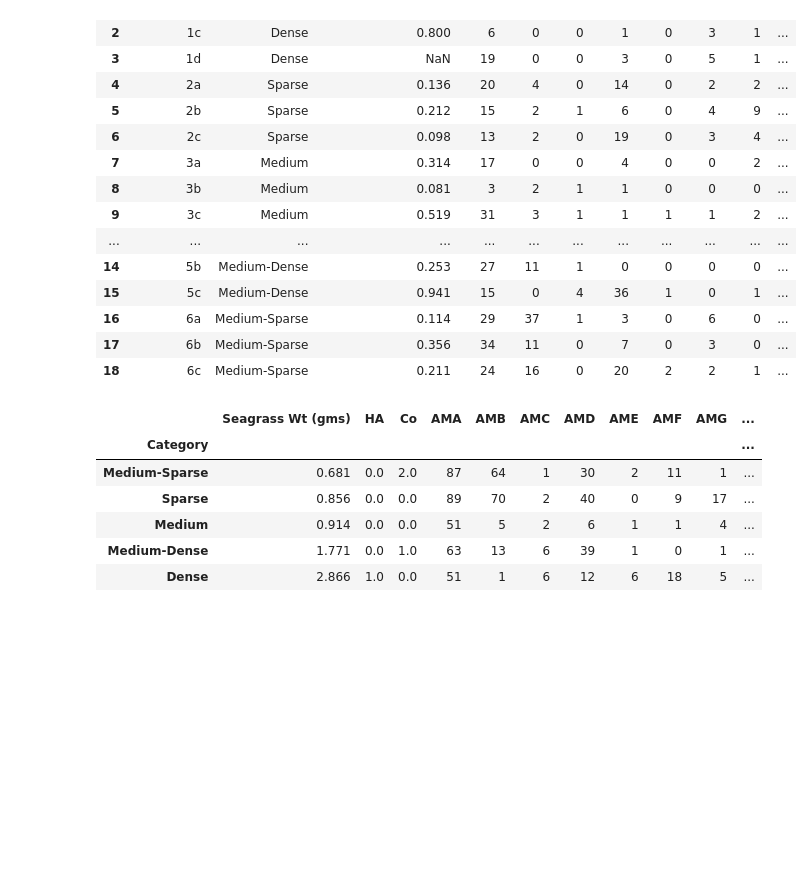
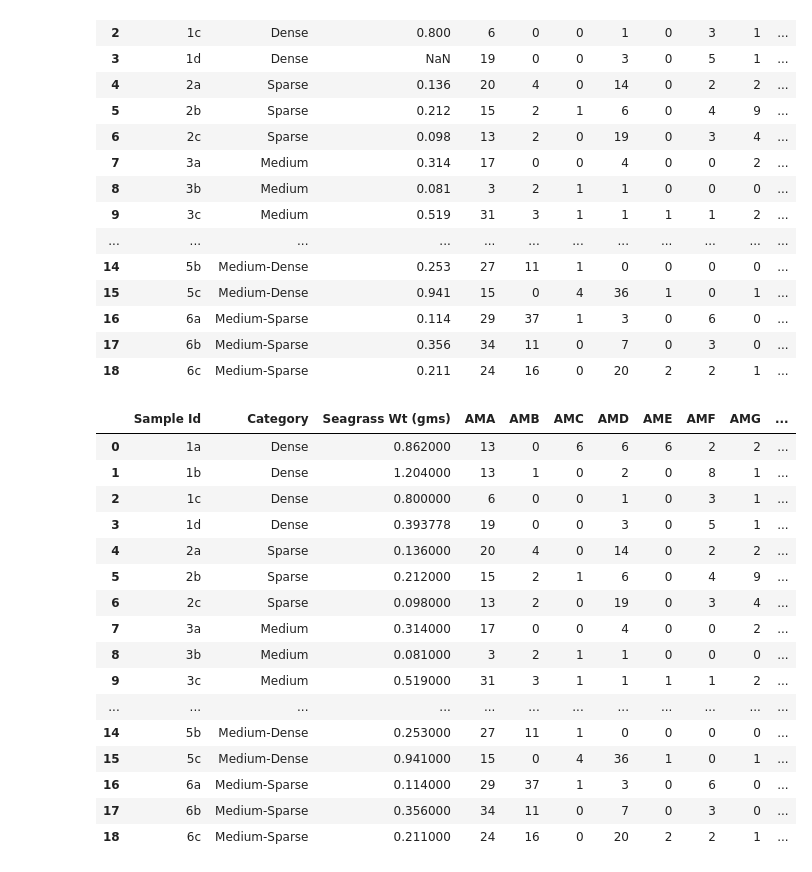
Before and after one commit to rah/optimal-size-selection, a Jupyter notebook: ipython/10. Benthos_Habitat_Complexity.ipynb, the cells around one changed output. Saved outputs shown, nothing was run; the diff lists cells and outputs as text; code cells hidden in the pictures; blank space fills up the shorter version.

```diff
--- a/ipython/10. Benthos_Habitat_Complexity.ipynb
+++ b/ipython/10. Benthos_Habitat_Complexity.ipynb
@@ -61,12 +50,24 @@ gmean.head()
-# %%
-gsum=grouped.sum().sort_values(by="Seagrass Wt (gms)")
-
-gsum
-# %% [output]
-|  | Seagrass Wt (gms) | HA | Co | AMA | AMB | AMC | AMD | AME | AMF | AMG | ... |
-| Category |  |  |  |  |  |  |  |  |  |  | ... |
-| Medium-Sparse | 0.681 | 0.0 | 2.0 | 87 | 64 | 1 | 30 | 2 | 11 | 1 | ... |
-| Sparse | 0.856 | 0.0 | 0.0 | 89 | 70 | 2 | 40 | 0 | 9 | 17 | ... |
-| Medium | 0.914 | 0.0 | 0.0 | 51 | 5 | 2 | 6 | 1 | 1 | 4 | ... |
-| Medium-Dense | 1.771 | 0.0 | 1.0 | 63 | 13 | 6 | 39 | 1 | 0 | 1 | ... |
-| Dense | 2.866 | 1.0 | 0.0 | 51 | 1 | 6 | 12 | 6 | 18 | 5 | ... |
+# %%
+df2 = df1
+df2['Seagrass Wt (gms)'] = df1['Seagrass Wt (gms)'].fillna(df1['Seagrass Wt (gms)'].mean())
+df2['CU'] = df1['CU'].fillna(df1['CU'].mean())
+df2['CAP'] = df1['CAP'].fillna(df1['CAP'].mean())
+df2
+# %% [output]
+|  | Sample Id | Category | Seagrass Wt (gms) | AMA | AMB | AMC | AMD | AME | AMF | AMG | ... |
+| 0 | 1a | Dense | 0.862000 | 13 | 0 | 6 | 6 | 6 | 2 | 2 | ... |
+| 1 | 1b | Dense | 1.204000 | 13 | 1 | 0 | 2 | 0 | 8 | 1 | ... |
+| 2 | 1c | Dense | 0.800000 | 6 | 0 | 0 | 1 | 0 | 3 | 1 | ... |
+| 3 | 1d | Dense | 0.393778 | 19 | 0 | 0 | 3 | 0 | 5 | 1 | ... |
+| 4 | 2a | Sparse | 0.136000 | 20 | 4 | 0 | 14 | 0 | 2 | 2 | ... |
+| 5 | 2b | Sparse | 0.212000 | 15 | 2 | 1 | 6 | 0 | 4 | 9 | ... |
+| 6 | 2c | Sparse | 0.098000 | 13 | 2 | 0 | 19 | 0 | 3 | 4 | ... |
+| 7 | 3a | Medium | 0.314000 | 17 | 0 | 0 | 4 | 0 | 0 | 2 | ... |
+| 8 | 3b | Medium | 0.081000 | 3 | 2 | 1 | 1 | 0 | 0 | 0 | ... |
+| 9 | 3c | Medium | 0.519000 | 31 | 3 | 1 | 1 | 1 | 1 | 2 | ... |
+| ... | ... | ... | ... | ... | ... | ... | ... | ... | ... | ... | ... |
+| 14 | 5b | Medium-Dense | 0.253000 | 27 | 11 | 1 | 0 | 0 | 0 | 0 | ... |
+| 15 | 5c | Medium-Dense | 0.941000 | 15 | 0 | 4 | 36 | 1 | 0 | 1 | ... |
+| 16 | 6a | Medium-Sparse | 0.114000 | 29 | 37 | 1 | 3 | 0 | 6 | 0 | ... |
+| 17 | 6b | Medium-Sparse | 0.356000 | 34 | 11 | 0 | 7 | 0 | 3 | 0 | ... |
+| 18 | 6c | Medium-Sparse | 0.211000 | 24 | 16 | 0 | 20 | 2 | 2 | 1 | ... |
```
Also changed, not shown: parts of 8 cells of this notebook, 1 other file.
